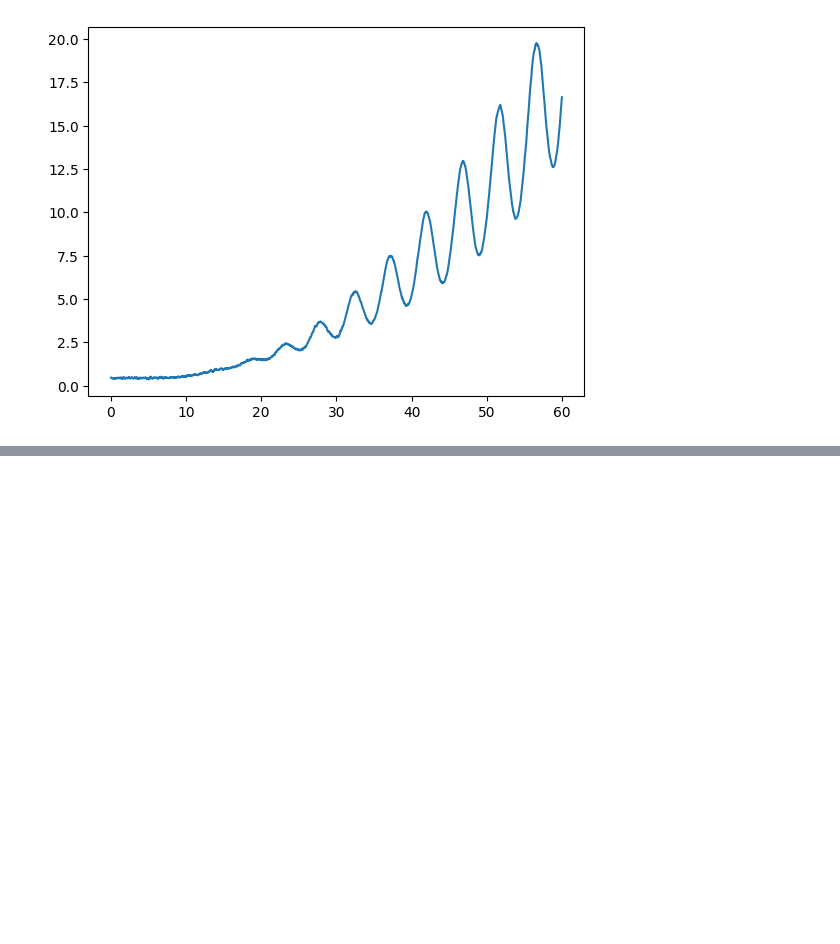
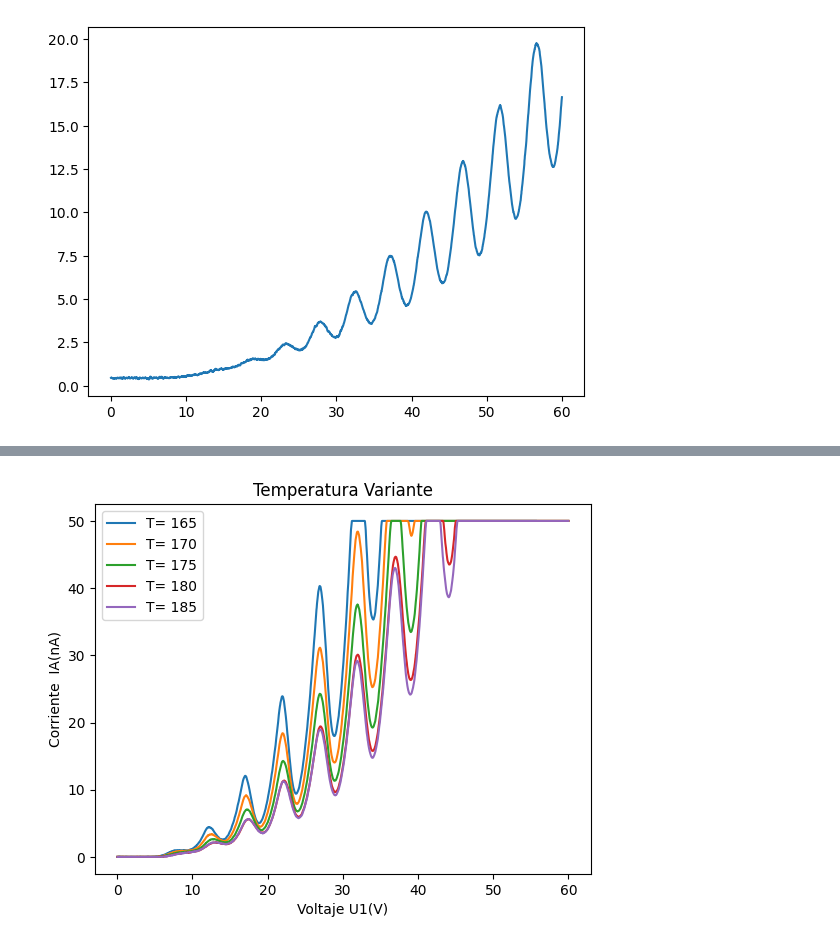
Before and after one commit to LabIntermedio/COD-INTERMEDIO, a Jupyter notebook: Frank-Hertz/Codigo Frank_Hertz.ipynb, the cells around one changed output, grey strips where cells are left out. Cells and saved outputs as stored; diff of their text form; code cells hidden in the pictures; blank space fills up the shorter version.

```diff
--- a/Frank-Hertz/Codigo Frank_Hertz.ipynb
+++ b/Frank-Hertz/Codigo Frank_Hertz.ipynb
@@ -49,0 +97,23 @@ plt.show()
+# %%
+act2_2_1=pd.read_excel("act2.2 165.xlsx").drop([0,1]).replace('\n', '', regex=True)
+act2_2_1=act2_2_1.apply(pd.to_numeric)
+act2_2_2=pd.read_excel("act2.2 170.xlsx").drop([0,1]).replace('\n', '', regex=True)
+act2_2_2=act2_2_2.apply(pd.to_numeric)
+act2_2_3=pd.read_excel("act2.2 175.xlsx").drop([0,1]).replace('\n', '', regex=True)
+act2_2_3=act2_2_3.apply(pd.to_numeric)
+act2_2_4=pd.read_excel("act2.2 180.xlsx").drop([0,1]).replace('\n', '', regex=True)
+act2_2_4=act2_2_4.apply(pd.to_numeric)
+act2_2_5=pd.read_excel("act2.2 185.xlsx").drop([0,1]).replace('\n', '', regex=True)
+act2_2_5=act2_2_5.apply(pd.to_numeric)
+# %%
+actividades2=[act2_2_1,act2_2_2,act2_2_3,act2_2_4,act2_2_5]
+labels=['165','170','175','180','185']
+for i in range(len(actividades)):
+    plt.plot(actividades2[i]['Voltage U1'],actividades2[i]['Corriente IA'],label='T= '+labels[i])
+plt.legend()
+plt.title('Temperatura Variante')
+plt.ylabel('Corriente  IA(nA)')
+plt.xlabel('Voltaje U1(V)')
+plt.show()
+# %% [output]
+[figure, added]
```
Also changed, not shown: parts of 14 cells of this notebook, 26 other files.
